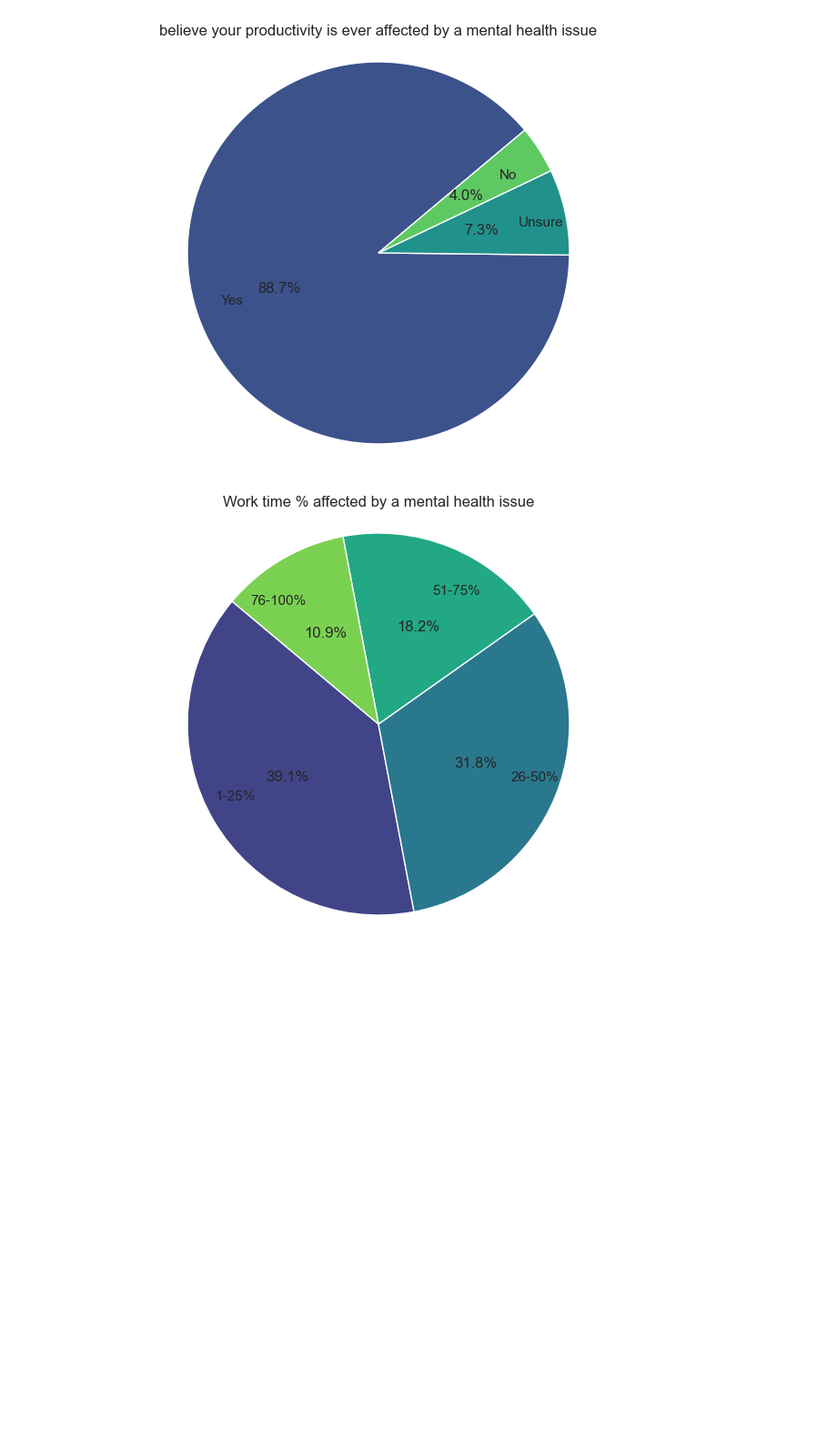
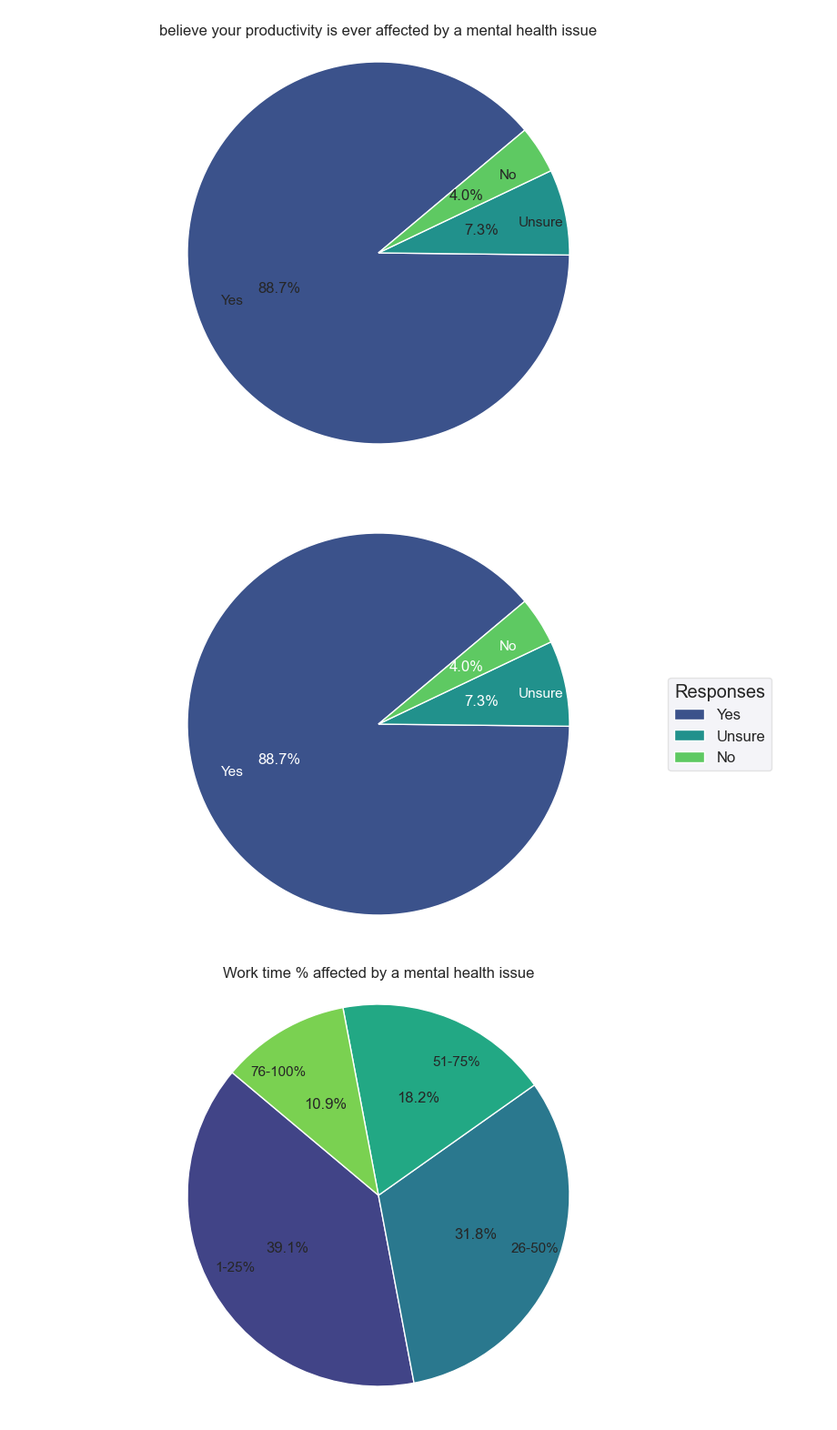
Before and after one commit to Keegawho198/Mental-health-tech-survey-2016, a Jupyter notebook: Mental Health.ipynb, the cells around one changed output. Shown at 91% size. Saved outputs shown, nothing was run; the diff lists cells and outputs as text; code cells hidden in the pictures; blank space fills up the shorter version.

```diff
--- a/Mental Health.ipynb
+++ b/Mental Health.ipynb
@@ -1290,6 +1290,45 @@ plt.savefig("output/ProductivityIsAffectedOrNot.png")# save graph as image
 plt.show()
 # %% [output]
 [figure]
+# %%
+#select data with mental health disorder and select the 'response to productivity impacted or not'
+interfere_data = Lishi_selected_data[Lishi_selected_data['Do you currently have a mental health disorder?'] == 'Yes']
+interfere_data_1 = pd.DataFrame(interfere_data, columns=['Do you believe your productivity is ever affected by a mental health issue?'])
+# Count occurrences of each response category
+response_counts = interfere_data_1['Do you believe your productivity is ever affected by a mental health issue?'].value_counts().reset_index()
+response_counts.columns = ['Response', 'Count']
+
+# Set the theme for the plot
+sns.set_theme(style="darkgrid")
+
+# Set the figure size
+plt.figure(figsize=(8, 6))
+
+# Create a pie chart
+wedges, texts, autotexts = plt.pie(response_counts['Count'],
+                                   labels=response_counts['Response'],
+                                   autopct='%1.1f%%',
+                                   startangle=40,
+                                   pctdistance=0.55,
+                                   labeldistance=0.75,
+                                   colors=sns.color_palette('viridis', len(response_counts)),
+                                   textprops={'color': 'white'})  # Set text color to white
+
+# Add a title
+plt.title('Believe your productivity is ever affected by a mental health issue', color='white')  # Set title color to white
+
+# Add a legend
+plt.legend(wedges, response_counts['Response'], title="Responses", loc="center left", bbox_to_anchor=(1, 0, 0.5, 1), fontsize='medium', title_fontsize='large',  framealpha=0.5)
+
+# Show the plot
+plt.axis('equal')  # Equal aspect ratio ensures that pie chart is circular.
+
+# Save the figure with the legend included
+plt.savefig("output/ProductivityIsAffectedOrNot.png", bbox_inches='tight')  # Save graph as image
+
+plt.show()
+# %% [output]
+[figure, added]
 # %%
 #filter data
 interfere_data = Lishi_selected_data[Lishi_selected_data['Do you currently have a mental health disorder?'] == 'Yes']
```
Also changed, not shown: parts of 1 cell of this notebook, 3 other files.
